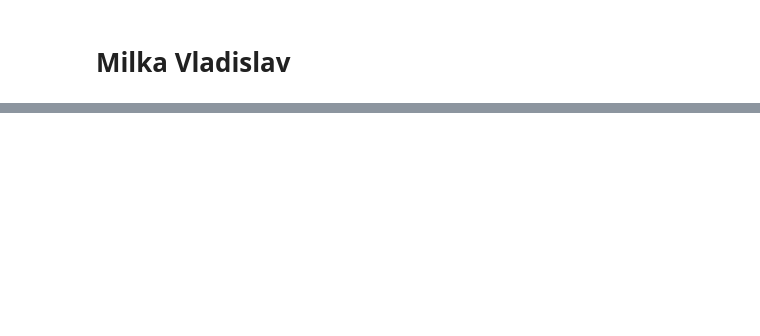
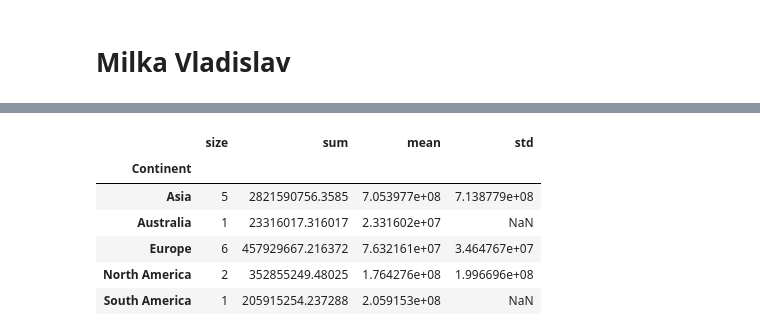
Before and after one commit to milkavladislav/Jupiter-labs, a Jupyter notebook: lab_3/lab_3.ipynb, the cells around one changed output, grey strips where cells are left out. Saved outputs shown, nothing was run; the diff lists cells and outputs as text; code cells hidden in the pictures; blank space fills up the shorter version.

```diff
--- a/lab_3/lab_3.ipynb
+++ b/lab_3/lab_3.ipynb
@@ -13,0 +35,15 @@ IndexError: list index out of range
+# %%
+df3 = pd.read_excel(r'scimagojr.xlsx')
+df1m = df1
+df2m = df2[['Country Name', '2006', '2007', '2008', '2009', '2010', '2011', '2012', '2013', '2014', '2015']]
+df3m = df3.loc[df3['Rank'] < 16]
+df4m = pd.merge(df3m, df1m, on='Country', how='outer')
+df4m = df4m.loc[df4m['Rank'] < 16]
+
+df = pd.merge(df4m, df2m, how='outer', left_on='Country', right_on='Country Name')
+df = df.loc[df['Rank'] < 16]
+
+df = df[['Country', 'Rank', 'Documents', 'Citable documents', 'Citations', 'Self-citations',
+        'Citations per document', 'H index', 'Energy Supply', 'Energy Supply per Capita',
+        '%Renewable', '2006', '2007', '2008', '2009', '2010', '2011', '2012', '2013', '2014', '2015']]
+df = df.set_index('Country')
@@ -13,0 +156,17 @@ IndexError: list index out of range
+# %%
+
+def get_continent_stats(dfp):
+    dfp = add_continent_info(dfp)
+    dfp['Population'] = dfp['Energy Supply'] / dfp['Energy Supply per Capita']
+    dfp2 = dfp.groupby('Continent')['Population'].agg(['size', 'sum', 'mean', 'std'])
+    return dfp2[['size', 'sum', 'mean', 'std']]
+
+get_continent_stats(df.copy())
+# %% [output]
+|  | size | sum | mean | std |
+| Continent |  |  |  |  |
+| Asia | 5 | 2821590756.3585 | 7.053977e+08 | 7.138779e+08 |
+| Australia | 1 | 23316017.316017 | 2.331602e+07 | NaN |
+| Europe | 6 | 457929667.216372 | 7.632161e+07 | 3.464767e+07 |
+| North America | 2 | 352855249.48025 | 1.764276e+08 | 1.996696e+08 |
+| South America | 1 | 205915254.237288 | 2.059153e+08 | NaN |
```
Also changed, not shown: parts of 15 cells of this notebook, 1 other file.
